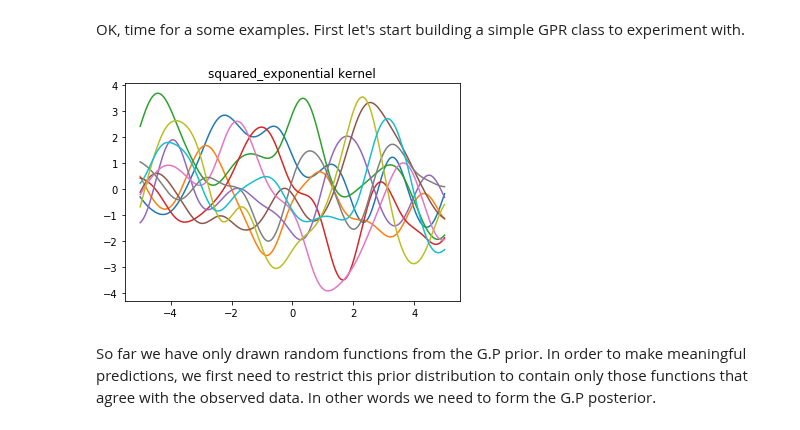
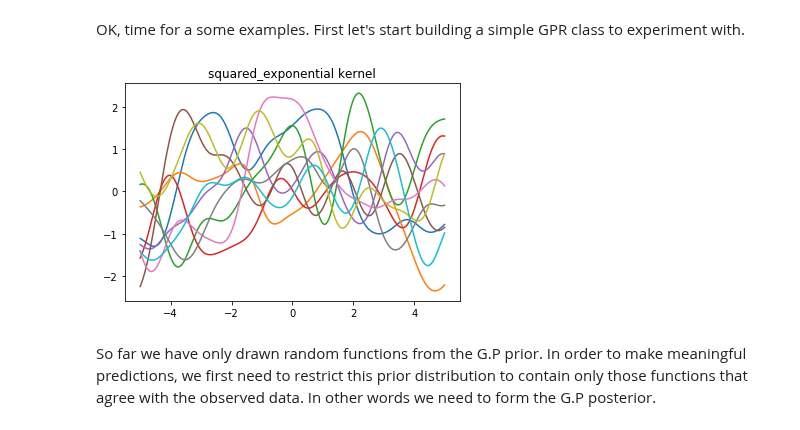
Before and after one commit to michaeloneill/GaussianProcesses, a Jupyter notebook: GPR_blog.ipynb, the cells around one changed output. Drawn from its saved outputs; the diff is of its cells as text; code cells hidden in the pictures.

```diff
--- a/GPR_blog.ipynb
+++ b/GPR_blog.ipynb
@@ -21,7 +21,7 @@ import numpy as np
 # %%
 kernels = {
     #'linear': lambda x1, x2: np.dot(x1.T, x2),
-    'squared_exponential': lambda x1, x2: 1.95 * np.exp(-1.02 * np.dot((x1 - x2).T, (x1 - x2))),
+    'squared_exponential': lambda x1, x2: np.exp(-np.dot((x1 - x2).T, (x1 - x2))),
     #'periodic': lambda x1, x2: np.exp(-np.sin( 1 * np.pi * (x1 - x2)) ** 2)
 }
 # %%
@@ -43,7 +43,7 @@ class GPR():
     def sample_y(self, X, n_samples=1):
         y_mean = np.zeros(X.shape[0])
         y_cov = self._build_covariance_matrix(X)
-        y_cov[np.diag_indices_from(y_cov)] += 10e-10  # jitter
+        y_cov[np.diag_indices_from(y_cov)] += 1e-10  # jitter
         try:
             L = np.linalg.cholesky(y_cov)
         except np.linalg.LinAlgError as e:
@@ -56,16 +56,16 @@ class GPR():
         z = np.dot(L, u) + y_mean[:, np.newaxis]
         return z
 # %%
-X = np.arange(-5, 5, 0.005)[:, np.newaxis]
+X_test = np.arange(-5, 5, 0.005)[:, np.newaxis]
 n_samples = 10
 for kernel_name, kernel_fn in kernels.items():
     gp = GPR(kernel_fn)
-    y_sampled = gp.sample_y(X, n_samples)
-    plt.plot(X, y_sampled)
+    y_sampled = gp.sample_y(X_test, n_samples)
+    plt.plot(X_test, y_sampled)
     plt.title('{} kernel'.format(kernel_name))
     plt.show()
 # %% [output]
-[figure, old version]
+[figure, new version]
 # %% [markdown]
 So far we have only drawn random functions from the G.P prior. In order to make meaningful predictions, we first need to restrict this prior distribution to contain only those functions that agree with the observed data. In other words we need to form the G.P posterior.
 # %% [markdown]
```
Also changed, not shown: parts of 16 cells of this notebook.
